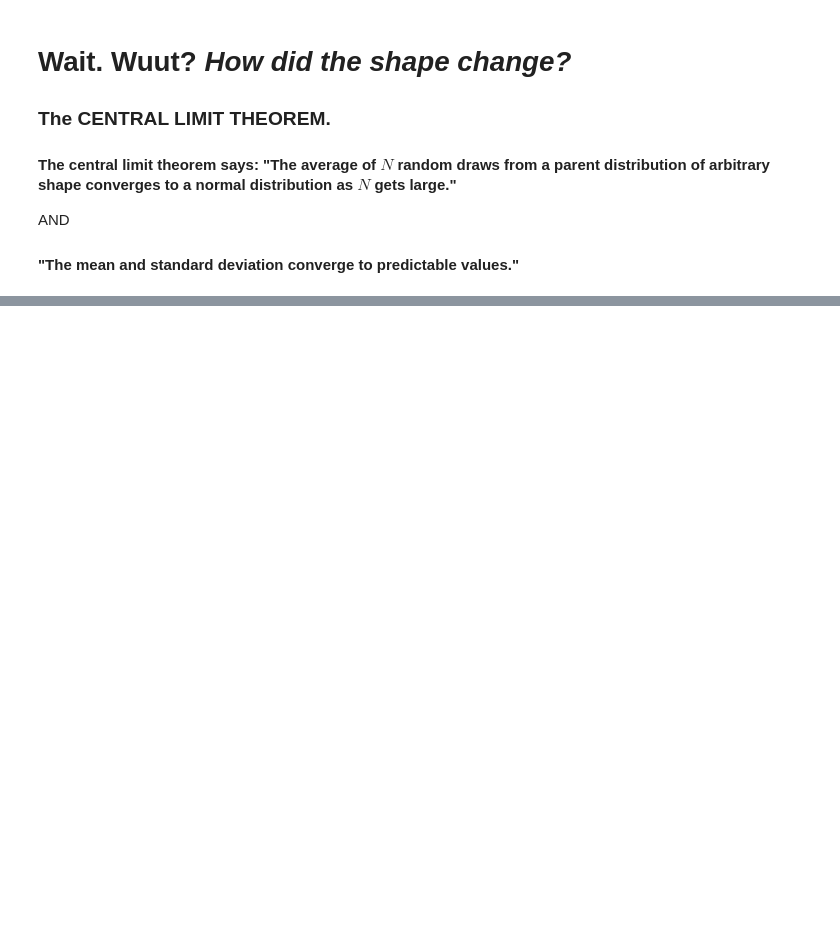
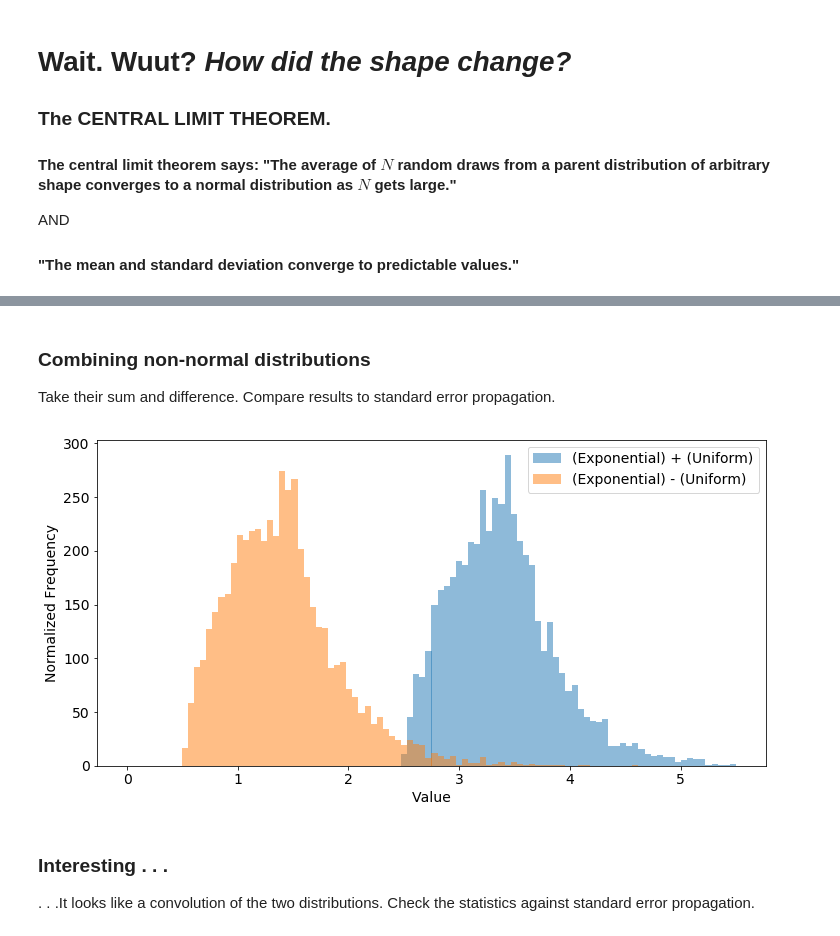
Before and after one commit to Physics431/Examples, a Jupyter notebook: Exploring uncertainty propagation with Python.ipynb, the cells around one changed output, grey strips where cells are left out. Cells and saved outputs as stored; diff of their text form; code cells hidden in the pictures; blank space fills up the shorter version.

```diff
--- a/Exploring uncertainty propagation with Python.ipynb
+++ b/Exploring uncertainty propagation with Python.ipynb
@@ -502,0 +504,21 @@ AND
+# %% [markdown]
+### Combining non-normal distributions
+
+Take their sum and difference.  Compare results to standard error propagation.
+# %%
+sum_data = uniform_data + exponential_data
+diff_data = exponential_data - uniform_data
+
+kwargs = dict(bins=100, alpha=.5, range=(0,5.5))
+
+plt.hist(sum_data, **kwargs, label="(Exponential) + (Uniform)")
+plt.hist(diff_data, **kwargs, label="(Exponential) - (Uniform)")
+plt.xlabel('Value')
+plt.ylabel('Normalized Frequency')
+plt.legend();
+# %% [output]
+[figure, added]
+# %% [markdown]
+### Interesting . . .
+
+. . .It looks like a convolution of the two distributions.  Check the statistics against standard error propagation.
```
Also changed, not shown: parts of 30 cells of this notebook.
